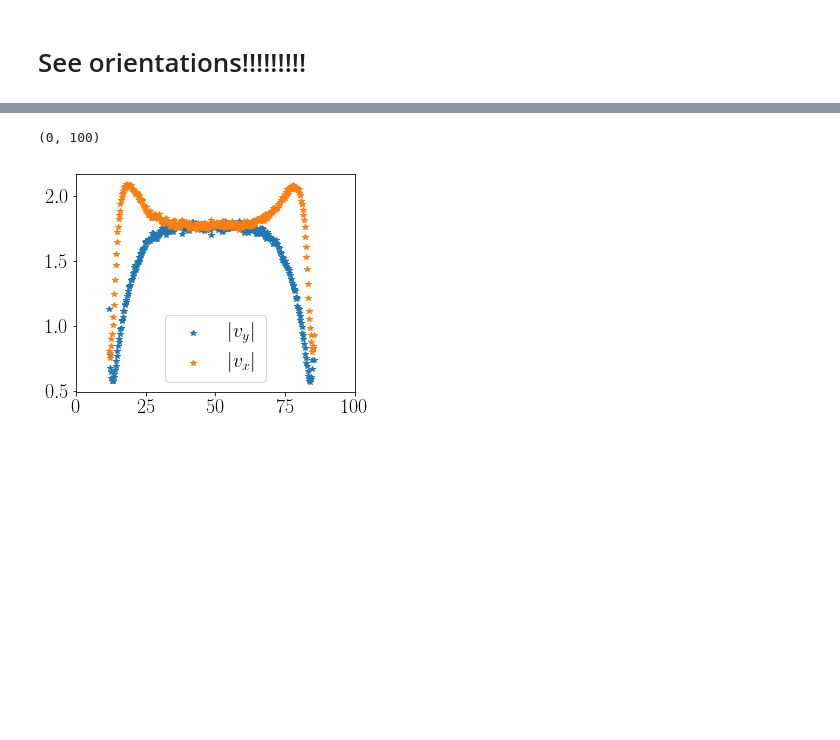
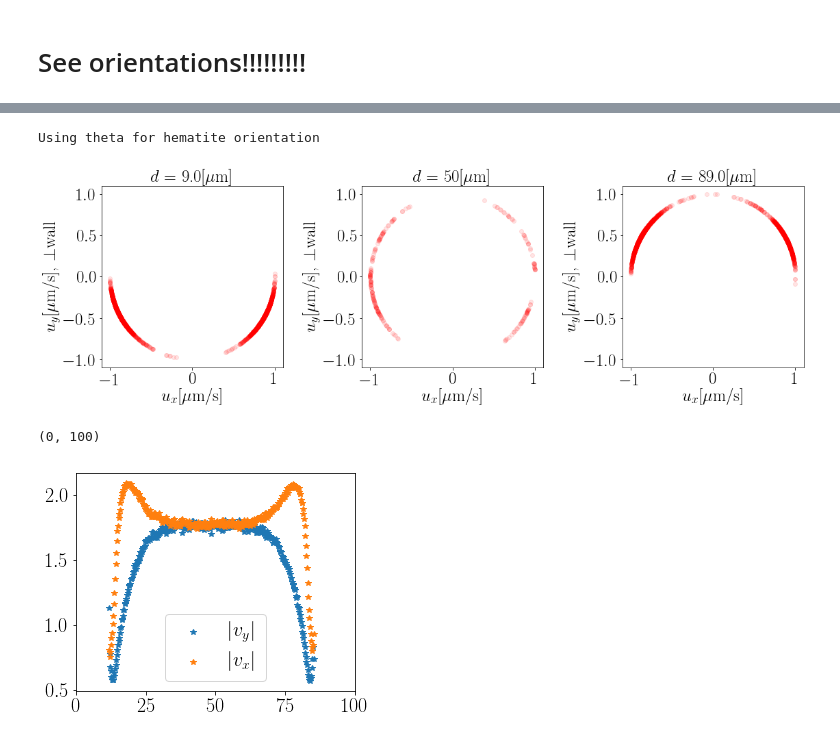
Before and after one commit to MichaHK/Simulation, a Jupyter notebook: SimulationResultsVisualization.ipynb, the cells around one changed output, grey strips where cells are left out. Saved outputs shown, nothing was run; the diff lists cells and outputs as text; code cells hidden in the pictures; blank space fills up the shorter version.

```diff
--- a/SimulationResultsVisualization.ipynb
+++ b/SimulationResultsVisualization.ipynb
@@ -341,3 +450,29 @@ fig.tight_layout()
+# %%
+start_ums = [48.8-40, 50, 48.8+40] # 51,18,82
+range_um = 1
+fps = 5
+print('Using theta for hematite orientation')
+FactorForUmPs = fps
+fig, ax = plt.subplots(1, len(start_ums), figsize = [16,5])
+for ind, start_um in enumerate(start_ums):
+    if ((start_um<60) & (start_um>40)):
+        alpha = 0.1
+    else:
+        alpha = 0.1
+    ax[ind].scatter(np.cos(p[(y>start_um) & (y<start_um+range_um)]),
+           np.sin(p[(y>start_um) & (y<start_um+range_um)]), alpha = alpha, color= 'r')
+    # ax[ind].hist2d(np.cos(p[(y>start_um) & (y<start_um+range_um)]),
+    #        np.sin(p[(y>start_um) & (y<start_um+range_um)]), bins = 50, cmap = 'jet', range = [[-5, 5], [-5, 5]]);
+    ax[ind].set_xlim([-1.1,1.1])
+    ax[ind].set_ylim([-1.1,1.1])
+    ax[ind].set_xlabel('$u_x[\mu$m/s]')
+    ax[ind].set_ylabel('$u_y[\mu$m/s], $\\bot$wall')
+    ax[ind].set_aspect('equal', adjustable='box')
+    ax[ind].set_title('$d$ = ' + str(np.round(start_um)) + '[$\mu$m]')
+fig.tight_layout()
+# %% [output]
+Using theta for hematite orientation
+[figure, added]
 # %%
 BinSize_um = 0.25
 # BinEdges = np.linspace(AllDistance.min(), AllDistance.max(), int(AllDistance.max()/BinSize_um))
```
Also changed, not shown: parts of 31 cells of this notebook, 2 other files.
